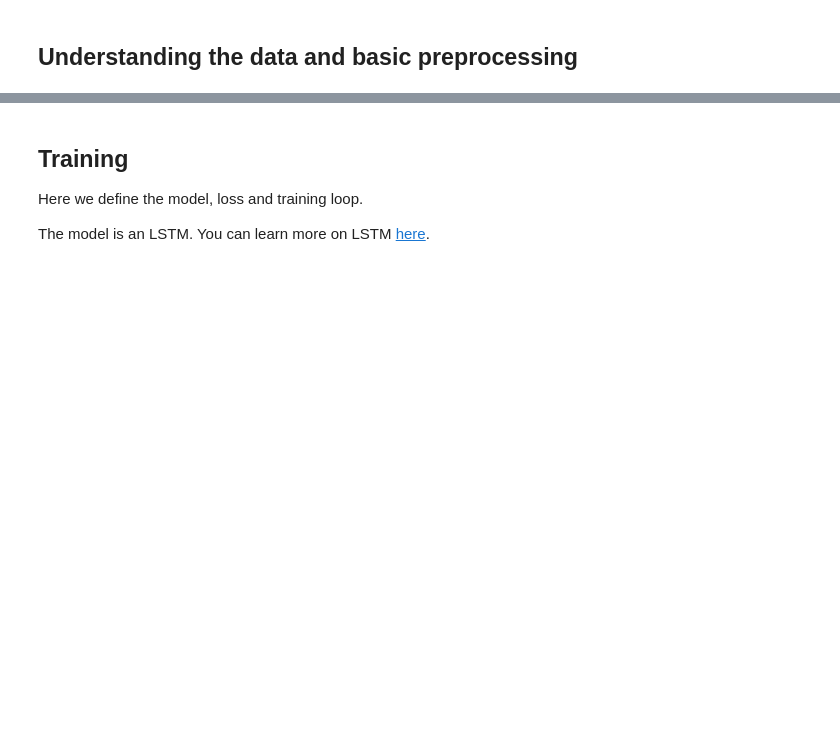
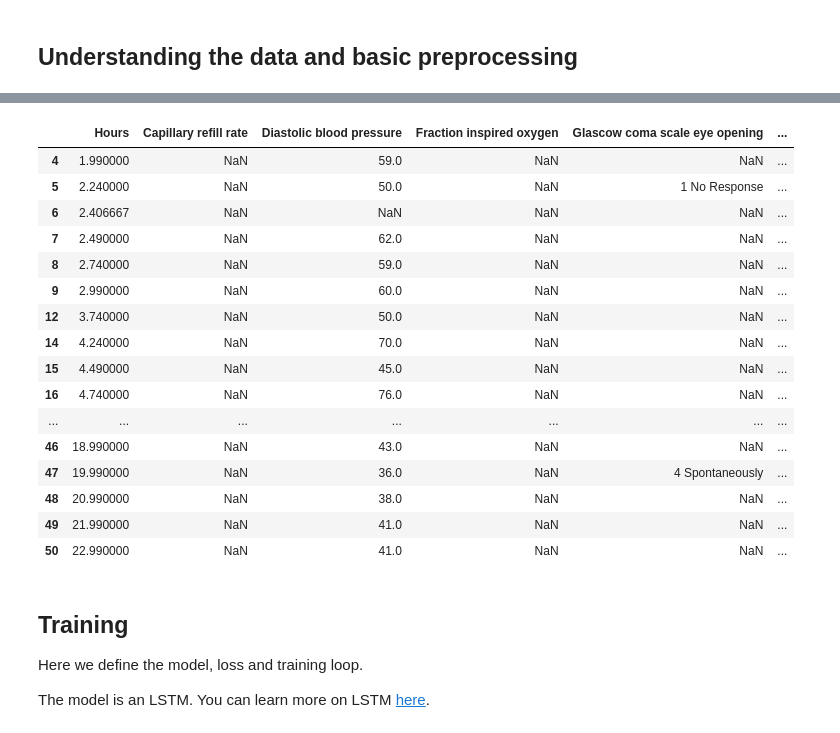
Before and after one commit to florencecornelissen/Mortality_Prediction, a Jupyter notebook: in_hospital_mortality_structured_v2.ipynb, the cells around one changed output, grey strips where cells are left out. Saved outputs shown, nothing was run; the diff lists cells and outputs as text; code cells hidden in the pictures; blank space fills up the shorter version.

```diff
--- a/in_hospital_mortality_structured_v2.ipynb
+++ b/in_hospital_mortality_structured_v2.ipynb
@@ -271,8 +417,30 @@ df_imputed_mode
 # Comparing deleting outliers vs capping them:
 # Change the value of mean blood pressure to 650 for the 11th element
 # and to 6 for the 12th element of the serie
-# df.loc[10, 'Mean blood pressure'] = 650
-# df.loc[11, 'Mean blood pressure'] = 6
+df.loc[10, 'Mean blood pressure'] = 650
+df.loc[11, 'Mean blood pressure'] = 6
+# %%
+# Deleting outliers of mean blood pressure >150 and <53
+df_remove_outliers = df[(df['Mean blood pressure'] < 150) & (df['Mean blood pressure'] > 53)]
+df_remove_outliers
+# %% [output]
+|  | Hours | Capillary refill rate | Diastolic blood pressure | Fraction inspired oxygen | Glascow coma scale eye opening | ... |
+| 4 | 1.990000 | NaN | 59.0 | NaN | NaN | ... |
+| 5 | 2.240000 | NaN | 50.0 | NaN | 1 No Response | ... |
+| 6 | 2.406667 | NaN | NaN | NaN | NaN | ... |
+| 7 | 2.490000 | NaN | 62.0 | NaN | NaN | ... |
+| 8 | 2.740000 | NaN | 59.0 | NaN | NaN | ... |
+| 9 | 2.990000 | NaN | 60.0 | NaN | NaN | ... |
+| 12 | 3.740000 | NaN | 50.0 | NaN | NaN | ... |
+| 14 | 4.240000 | NaN | 70.0 | NaN | NaN | ... |
+| 15 | 4.490000 | NaN | 45.0 | NaN | NaN | ... |
+| 16 | 4.740000 | NaN | 76.0 | NaN | NaN | ... |
+| ... | ... | ... | ... | ... | ... | ... |
+| 46 | 18.990000 | NaN | 43.0 | NaN | NaN | ... |
+| 47 | 19.990000 | NaN | 36.0 | NaN | 4 Spontaneously | ... |
+| 48 | 20.990000 | NaN | 38.0 | NaN | NaN | ... |
+| 49 | 21.990000 | NaN | 41.0 | NaN | NaN | ... |
+| 50 | 22.990000 | NaN | 41.0 | NaN | NaN | ... |
 # %% [markdown]
 ## Training
 
```
Also changed, not shown: parts of 13 cells of this notebook, 1 other file.
